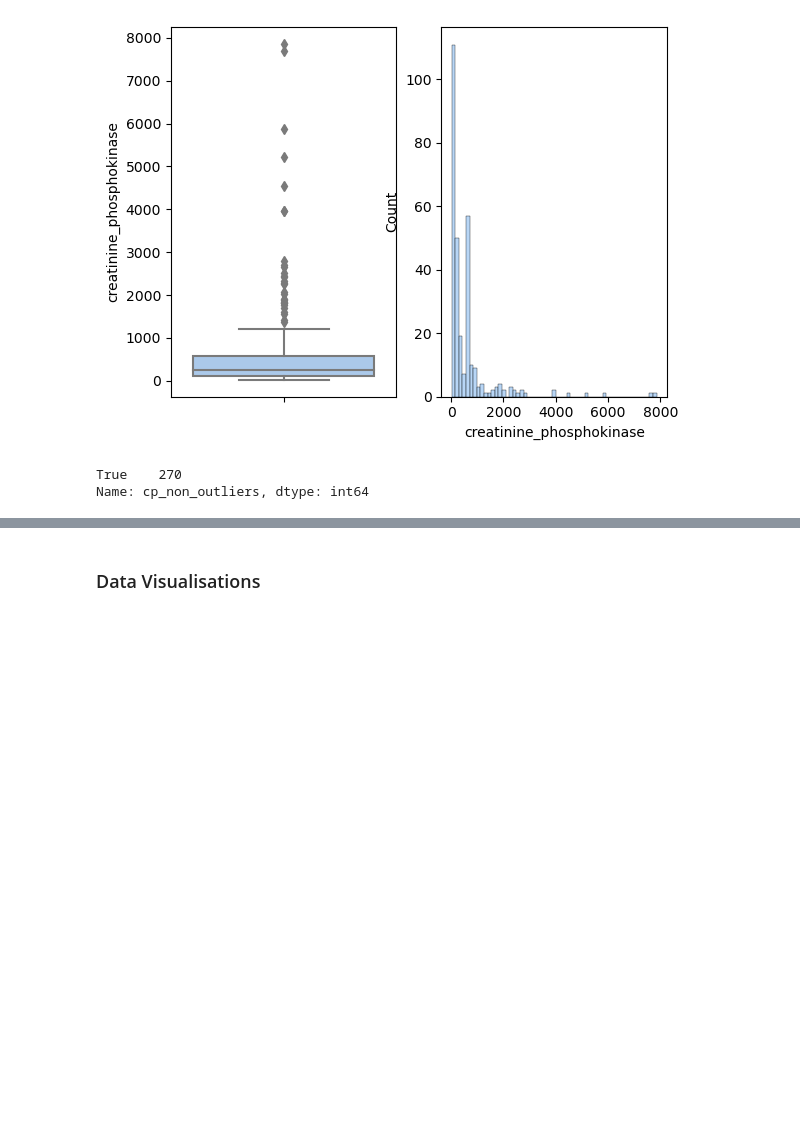
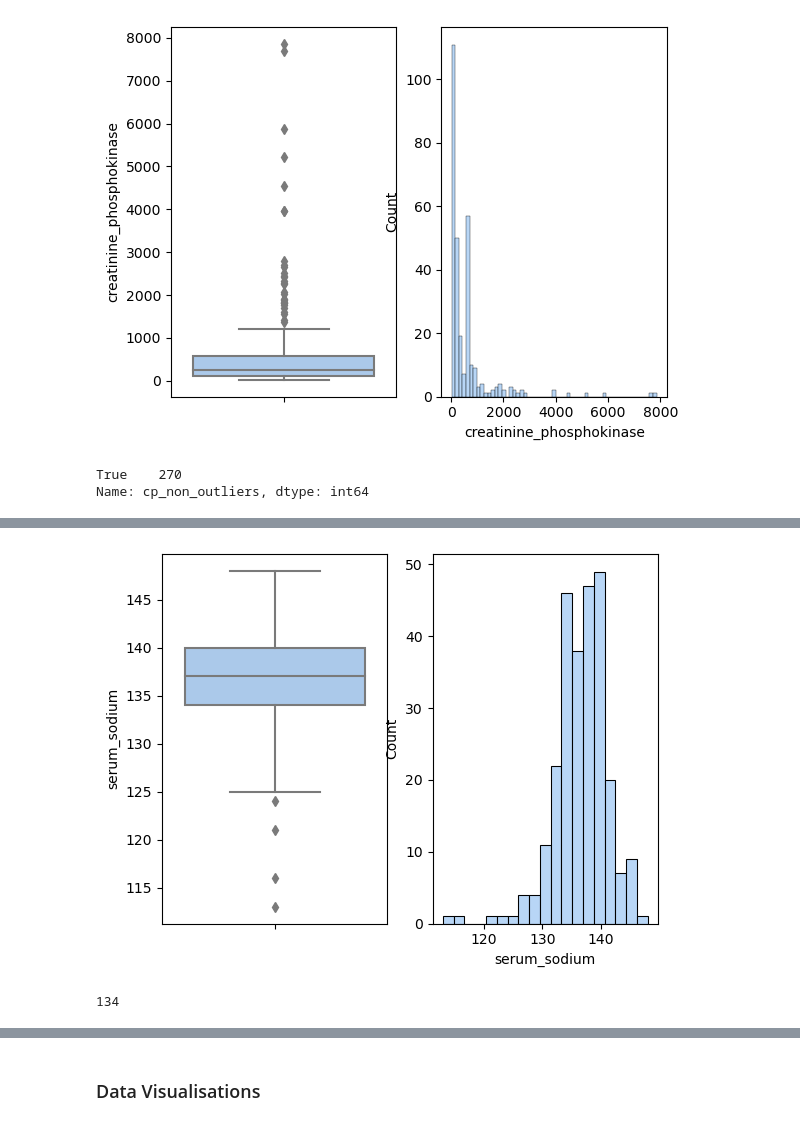
Before and after one commit to usuajiayako/DataScienceWeek7, a Jupyter notebook: ANN_assignment/ann_for_heart_failure.ipynb, the cells around one changed output, grey strips where cells are left out. Cells and saved outputs as stored; diff of their text form; code cells hidden in the pictures; blank space fills up the shorter version.

```diff
--- a/ANN_assignment/ann_for_heart_failure.ipynb
+++ b/ANN_assignment/ann_for_heart_failure.ipynb
@@ -82,0 +111,13 @@ Name: cp_non_outliers, dtype: int64
+# %%
+# Visualising outliers for "serum_sodium"
+figure, ax = plt.subplots(1, 2, squeeze = False)
+sns.boxplot(ax = ax[0,0], y = data["serum_sodium"])
+sns.histplot(ax = ax[0,1], x = data["serum_sodium"])
+plt.show()
+
+# Drop rows of ouliers for "serum_sodium" column
+data.drop(data[data["serum_sodium"] < 134].index, axis = 0, inplace = True)
+data["serum_sodium"].min()
+# %% [output]
+[figure, added]
+134
```
Also changed, not shown: parts of 10 cells of this notebook.
